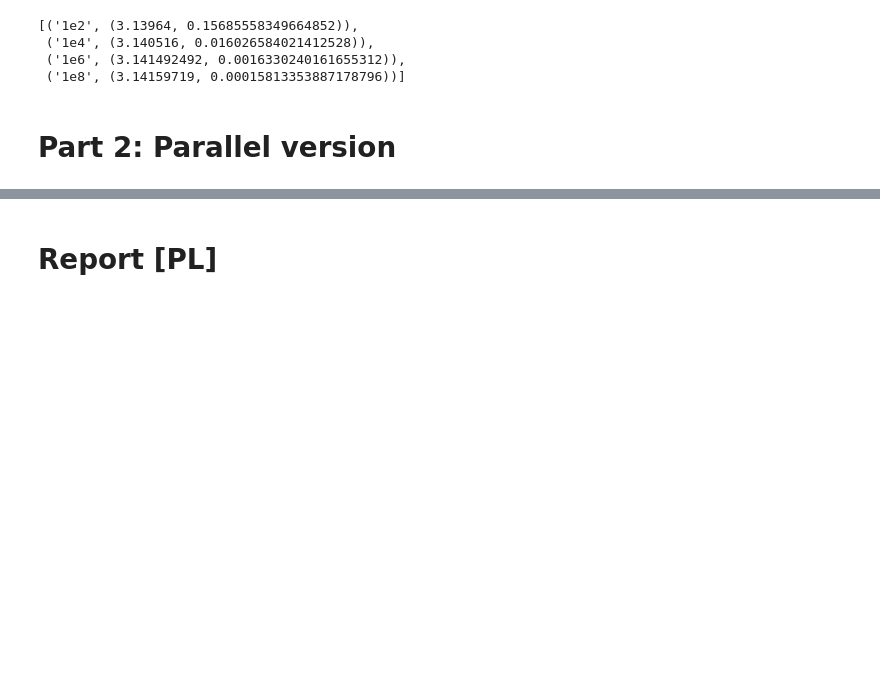
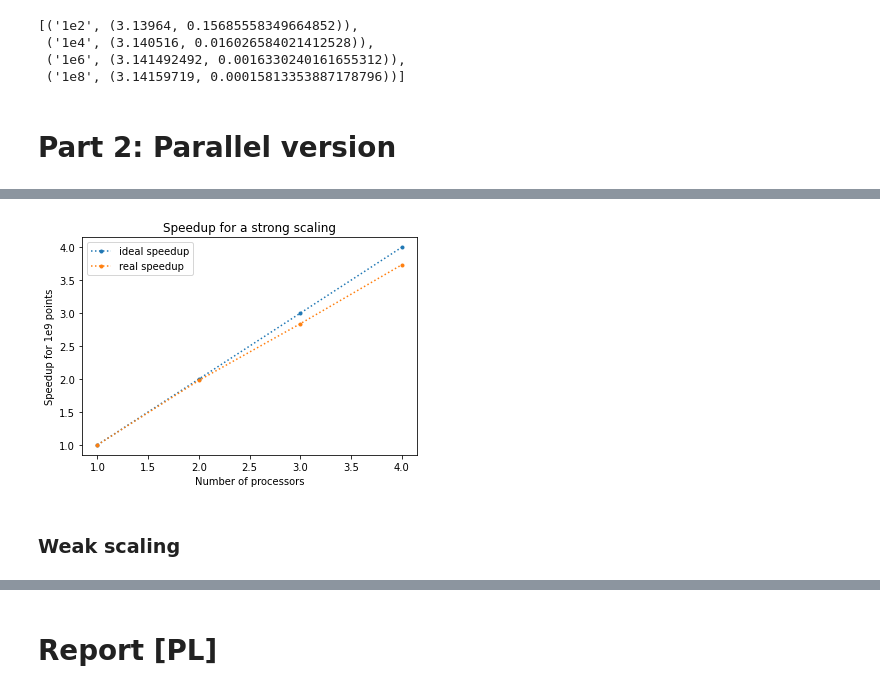
Before and after one commit to Mlokos/ParallelProgramming, a Jupyter notebook: lab2/PI Monte Carlo.ipynb, the cells around one changed output, grey strips where cells are left out. Saved outputs shown, nothing was run; the diff lists cells and outputs as text; code cells hidden in the pictures; blank space fills up the shorter version.

```diff
--- a/lab2/PI Monte Carlo.ipynb
+++ b/lab2/PI Monte Carlo.ipynb
@@ -49,0 +119,14 @@ list(zip(["1e2", "1e4", "1e6", "1e8"], list(zip(y, e))))
+# %%
+strong_scaling_speedup = list(map(lambda x: 1/(x/y_strong_time[0]), y_strong_time))
+# %%
+plt.plot([1,2,3,4], [1,2,3,4], linestyle='dotted', marker='.', label='ideal speedup')
+plt.plot(x_processors, strong_scaling_speedup, linestyle='dotted', marker='.', label='real speedup')
+plt.title("Speedup for a strong scaling")
+plt.ylabel("Speedup for 1e9 points")
+plt.xlabel("Number of processors")
+plt.legend()
+plt.show()
+# %% [output]
+[figure, added]
+# %% [markdown]
+### Weak scaling
```
Also changed, not shown: parts of 16 cells of this notebook.
